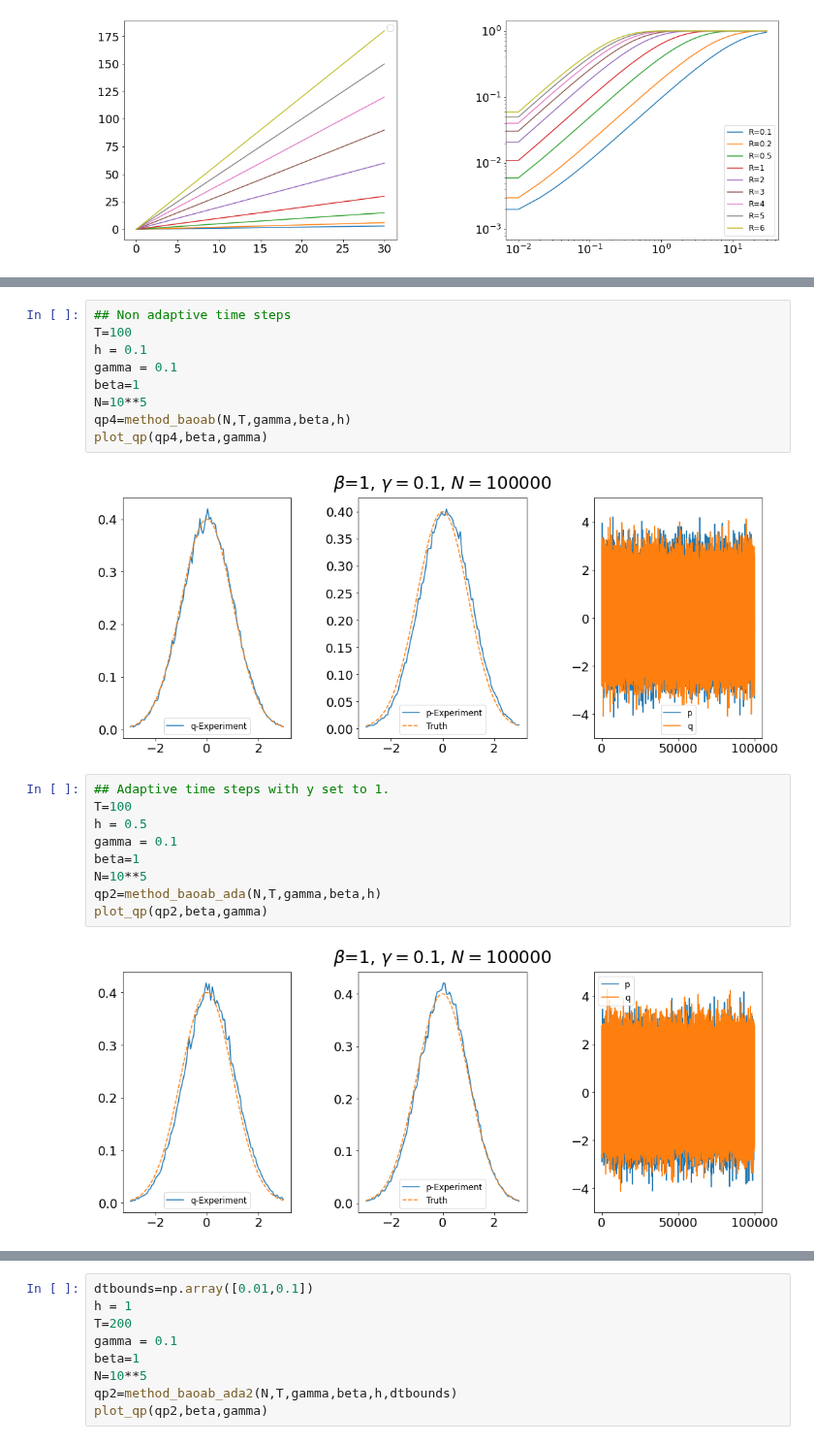
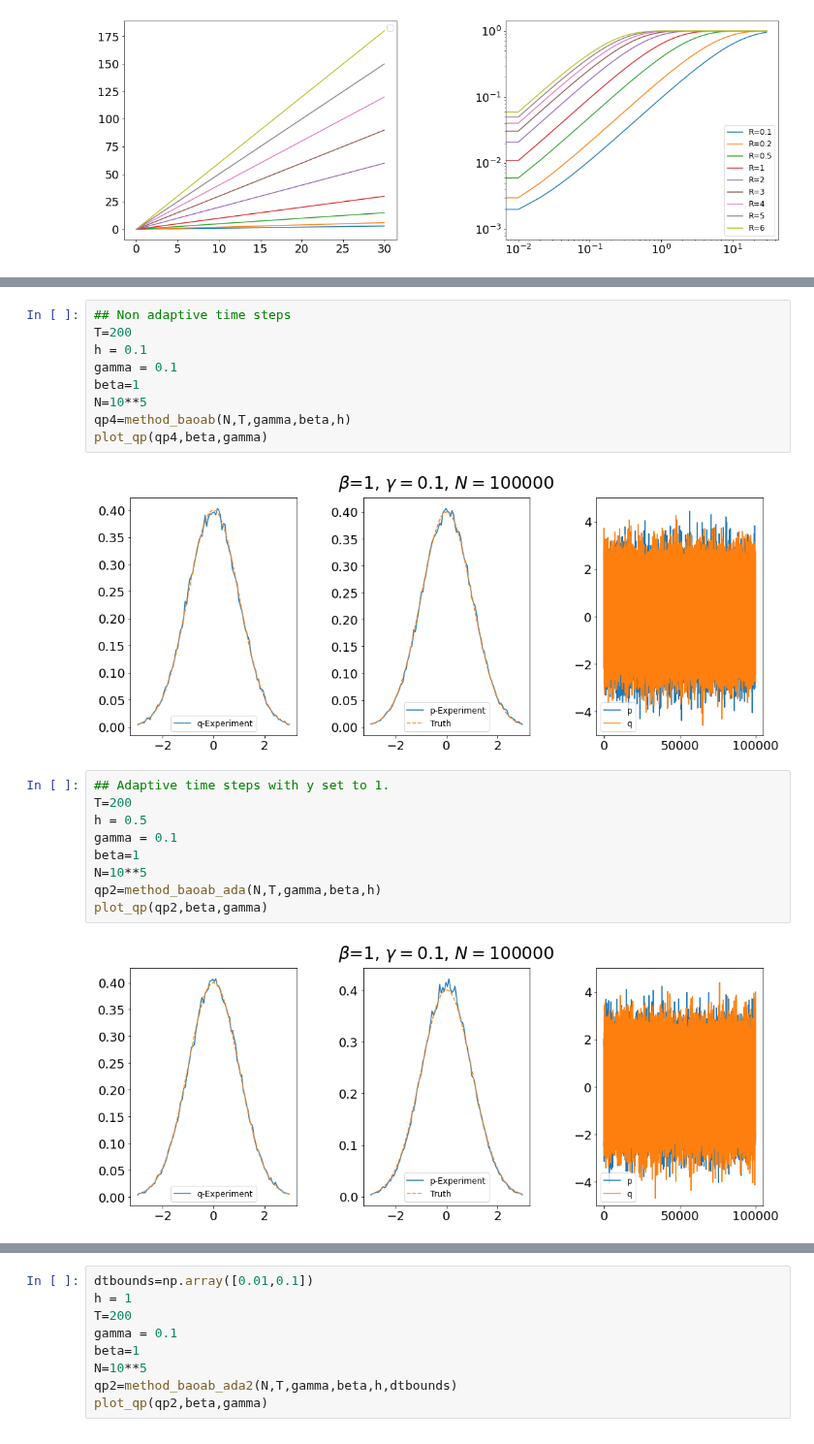
Before and after one commit to alixsleroy/WeakSDEapproximation, a Jupyter notebook: fullhamiltonian_adaptive.ipynb, the cells around one changed output, grey strips where cells are left out. Shown at 97% size. Cells and saved outputs as stored; diff of their text form.

```diff
--- a/fullhamiltonian_adaptive.ipynb
+++ b/fullhamiltonian_adaptive.ipynb
@@ -154,6 +164,6 @@ Wall time: 1.27 s
 # %%
 ## Non adaptive time steps
-T=100
+T=200
 h = 0.1
 gamma = 0.1
 beta=1
@@ -161,18 +171,18 @@ N=10**5
 qp4=method_baoab(N,T,gamma,beta,h)
 plot_qp(qp4,beta,gamma)
 # %% [output]
-[figure, old version]
+[figure, new version]
 # %%
 ## Adaptive time steps with y set to 1.
-T=100
+T=200
 h = 0.5
 gamma = 0.1
 beta=1
 N=10**5
 qp2=method_baoab_ada(N,T,gamma,beta,h)
 plot_qp(qp2,beta,gamma)
 # %% [output]
-[figure, old version]
+[figure, new version]
 # %% [markdown]
 Now that it seems to be working with a simple adaptive function g(x), we can try with one that is a bit more elaborated and tailored to the problem of interest. Similarly to what is done for the overdamped, we select a function $g(x)$ which is bounded. Typically, we choose:
 $$
```
Also changed, not shown: parts of 9 cells of this notebook, 4 other files.
